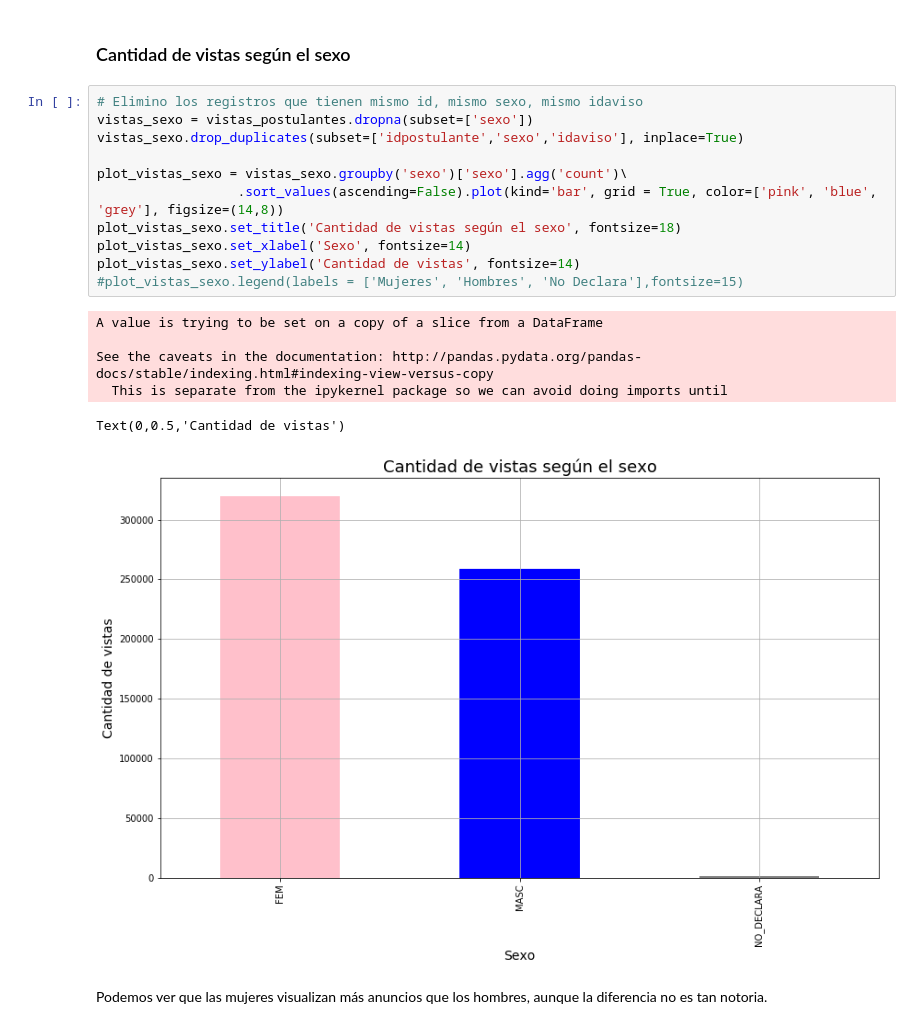
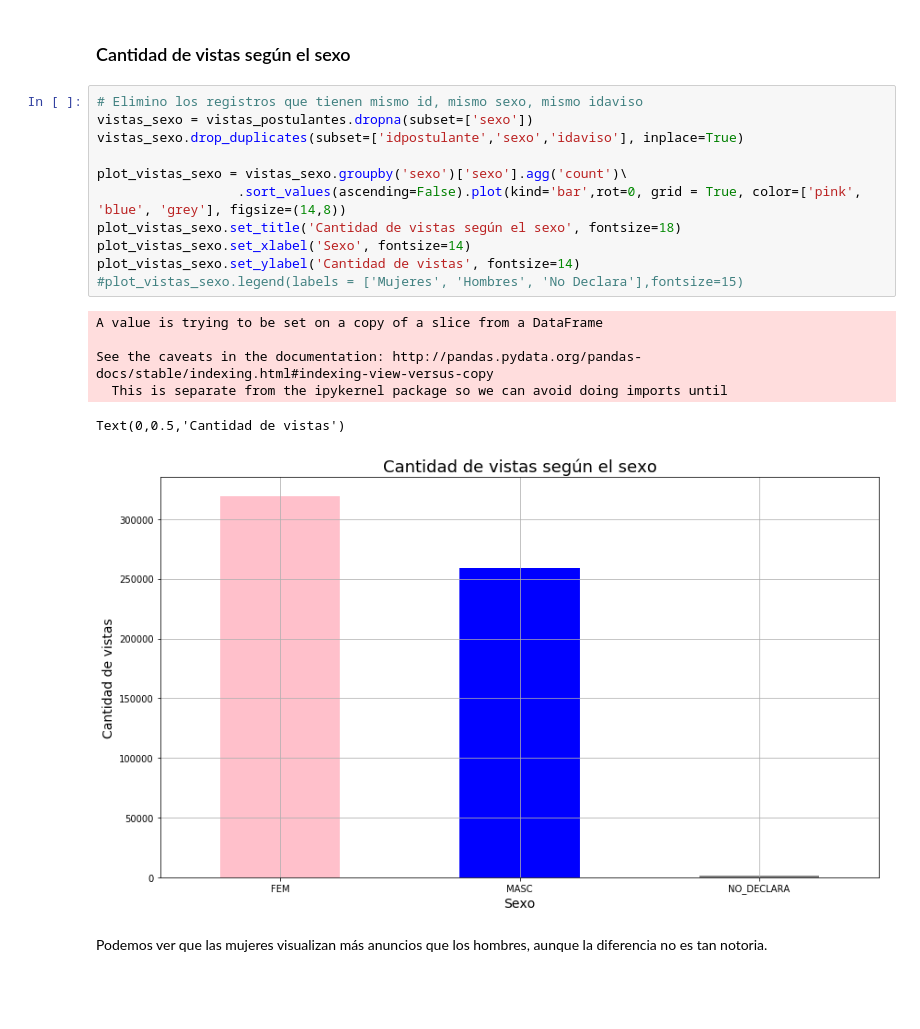
Before and after one commit to Ortizjavier160994/TP1-OrganizacionDeDatos, a Jupyter notebook: TP1 - 75.06.ipynb, the cells around one changed output. Drawn from its saved outputs; the diff is of its cells as text; blank space fills up the shorter version.

```diff
--- a/TP1 - 75.06.ipynb
+++ b/TP1 - 75.06.ipynb
@@ -389,21 +389,21 @@ Se mantiene la tendencia de las vistas: la mayor cantidad de postulantes posee u
 # %%
 # Elimino los registros que tienen mismo id, mismo sexo, mismo idaviso
 vistas_sexo = vistas_postulantes.dropna(subset=['sexo'])
 vistas_sexo.drop_duplicates(subset=['idpostulante','sexo','idaviso'], inplace=True)
 
 plot_vistas_sexo = vistas_sexo.groupby('sexo')['sexo'].agg('count')\
-                  .sort_values(ascending=False).plot(kind='bar', grid = True, color=['pink', 'blue', 'grey'], figsize=(14,8))
+                  .sort_values(ascending=False).plot(kind='bar',rot=0, grid = True, color=['pink', 'blue', 'grey'], figsize=(14,8))
 plot_vistas_sexo.set_title('Cantidad de vistas según el sexo', fontsize=18)
 plot_vistas_sexo.set_xlabel('Sexo', fontsize=14)
 plot_vistas_sexo.set_ylabel('Cantidad de vistas', fontsize=14)
 #plot_vistas_sexo.legend(labels = ['Mujeres', 'Hombres', 'No Declara'],fontsize=15)
 # %% [output]
 A value is trying to be set on a copy of a slice from a DataFrame
 
 See the caveats in the documentation: http://pandas.pydata.org/pandas-docs/stable/indexing.html#indexing-view-versus-copy
   This is separate from the ipykernel package so we can avoid doing imports until
 Text(0,0.5,'Cantidad de vistas')
-[figure, old version]
+[figure, new version]
 # %% [markdown]
 Podemos ver que las mujeres visualizan más anuncios que los hombres, aunque la diferencia no es tan notoria.
 # %%
```
Also changed, not shown: parts of 22 cells of this notebook, 1 other file.
